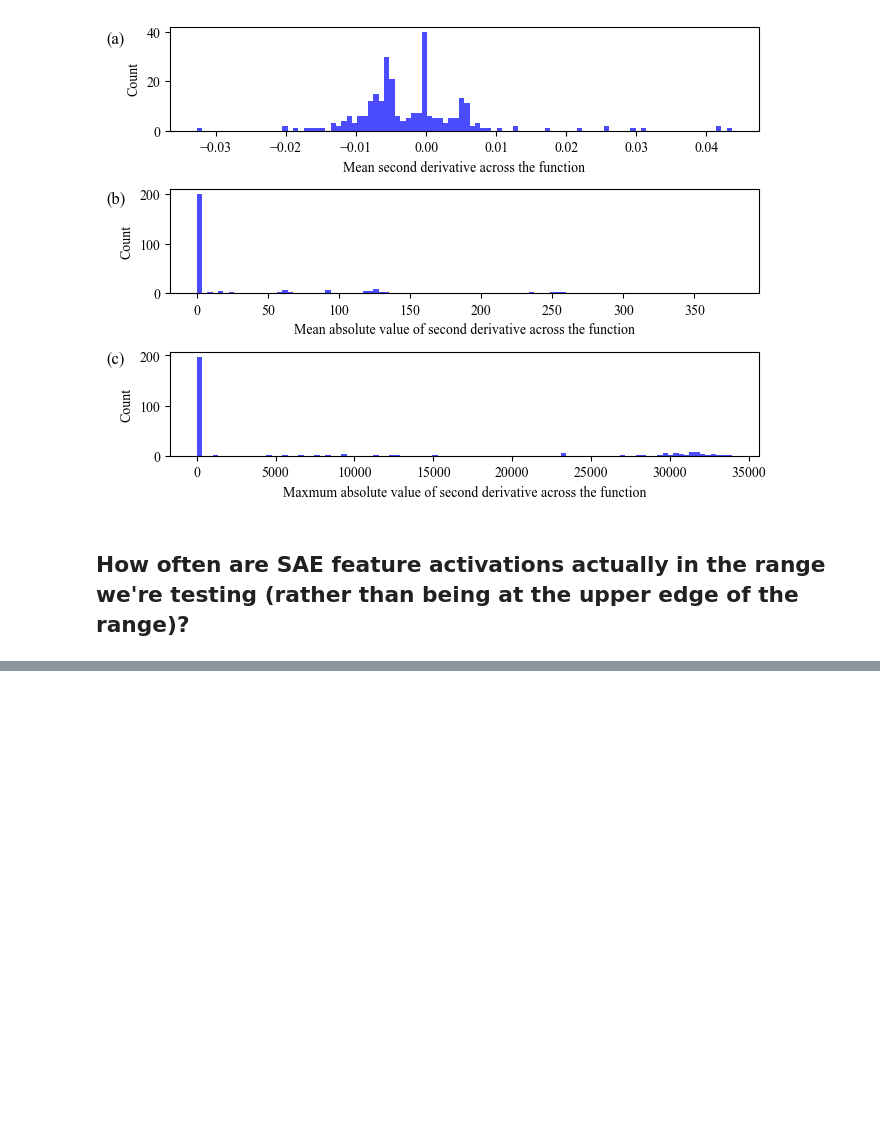
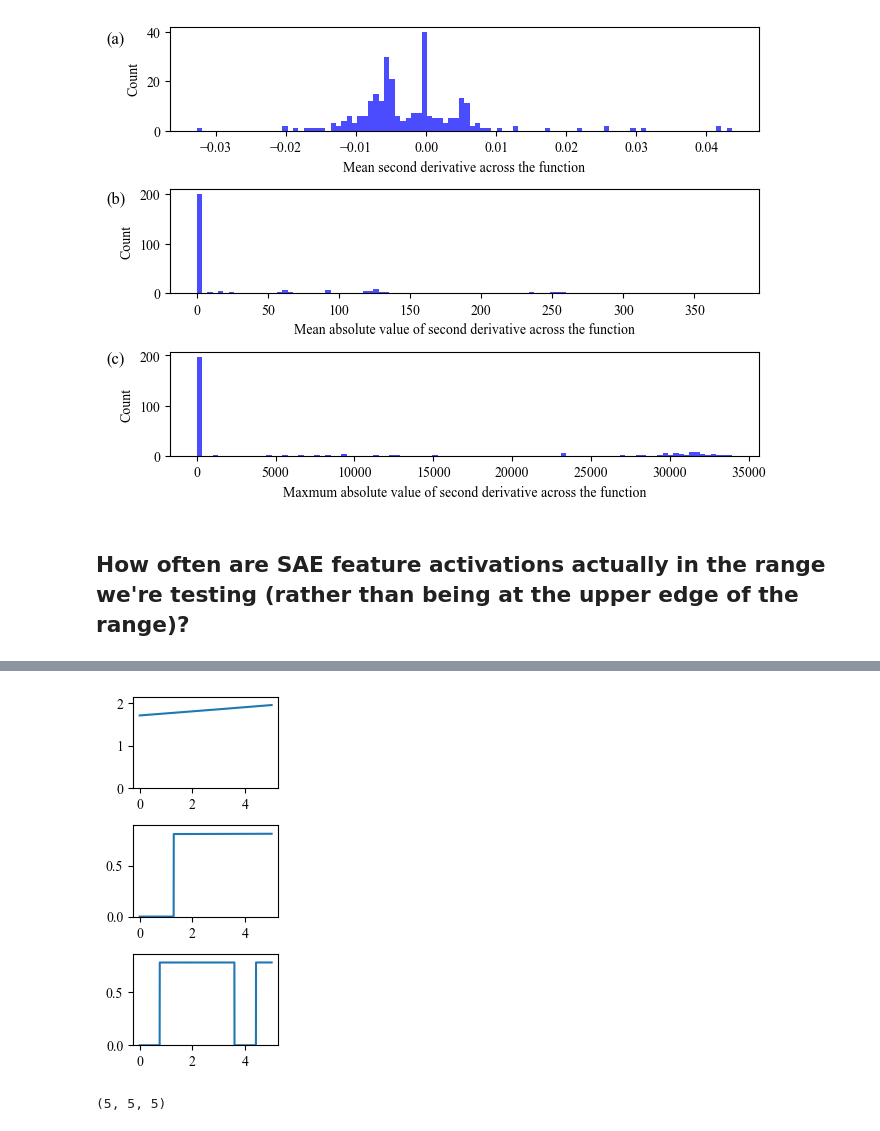
Before and after one commit to jugard99/jacobian-saes, a Jupyter notebook: notebooks/fs_approx_linear.ipynb, the cells around one changed output, grey strips where cells are left out. Cells and saved outputs as stored; diff of their text form; code cells hidden in the pictures; blank space fills up the shorter version.

```diff
--- a/notebooks/fs_approx_linear.ipynb
+++ b/notebooks/fs_approx_linear.ipynb
@@ -283,6 +292,10 @@ def is_jump_relu(feature_data: dict, tolerance=1e-2):
         # Find the bounds of the zero region
         zero_indices = torch.where(zero_region)[0]
         zero_start, zero_end = xs[zero_indices[0]], xs[zero_indices[-1]]
+
+        # Make sure the zero region is continuous
+        if not (ys[zero_indices[0]:zero_indices[-1]] == 0).all():
+            return False, {"reason": "zero region not continuous"}
 
         # Check linearity outside the zero region
         linear_region_mask = (xs > zero_end) | (xs < zero_start)
@@ -524,0 +547,55 @@ feature_strengths = torch.tensor([r["in_feature_strength"] for r in results])
+# %%
+func_xs = torch.linspace(0, 5, 1000)
+new_linear_f_data = None
+new_jumprelu_f_data = None
+new_other_f_data = None
+while new_linear_f_data is None or new_jumprelu_f_data is None or new_other_f_data is None:
+    feature_data = random.choice(results)
+
+    if feature_data["in_feature_strength"]+1 > 5:
+        continue
+
+    if is_linear(feature_data)[0]:
+        if new_linear_f_data is not None:
+            continue
+        else:
+            func_class = "linear"
+    elif is_jump_relu(feature_data)[0]:
+        if new_jumprelu_f_data is not None:
+            continue
+        else:
+            func_class = "jumprelu"
+    else:
+        if new_other_f_data is not None:
+            continue
+        else:
+            func_class = "other"
+
+    _, ys = get_act_relationship(feature_data, 5)
+    ys = ys.cpu()
+    if (ys.max() - ys.min()).abs() < 0.1: continue
+    if func_class == "linear":
+        new_linear_f_data = ys
+    elif func_class == "jumprelu":
+        new_jumprelu_f_data = ys
+    else:
+        new_other_f_data = ys
+
+
+fig, (ax1, ax2, ax3) = plt.subplots(3, 1, figsize=(2, 4))
+
+ax1.plot(func_xs, new_linear_f_data)
+ax1.set_ylim(0, max(new_linear_f_data) * 1.1)
+ax2.plot(func_xs, new_jumprelu_f_data)
+ax2.set_ylim(0, max(new_jumprelu_f_data) * 1.1)
+ax3.plot(func_xs, new_other_f_data)
+ax3.set_ylim(0, max(new_other_f_data) * 1.1)
+
+
+# Adjust layout
+plt.tight_layout(pad=1.0)
+
+# Show the plot
+plt.show()
+# %% [output]
+[figure, added]
@@ -524,0 +608,4 @@ feature_strengths = torch.tensor([r["in_feature_strength"] for r in results])
+# %%
+len(linear_f_data), len(jumprelu_f_data), len(other_f_data)
+# %% [output]
+(5, 5, 5)
```
Also changed, not shown: parts of 22 cells of this notebook, 1 other file.
